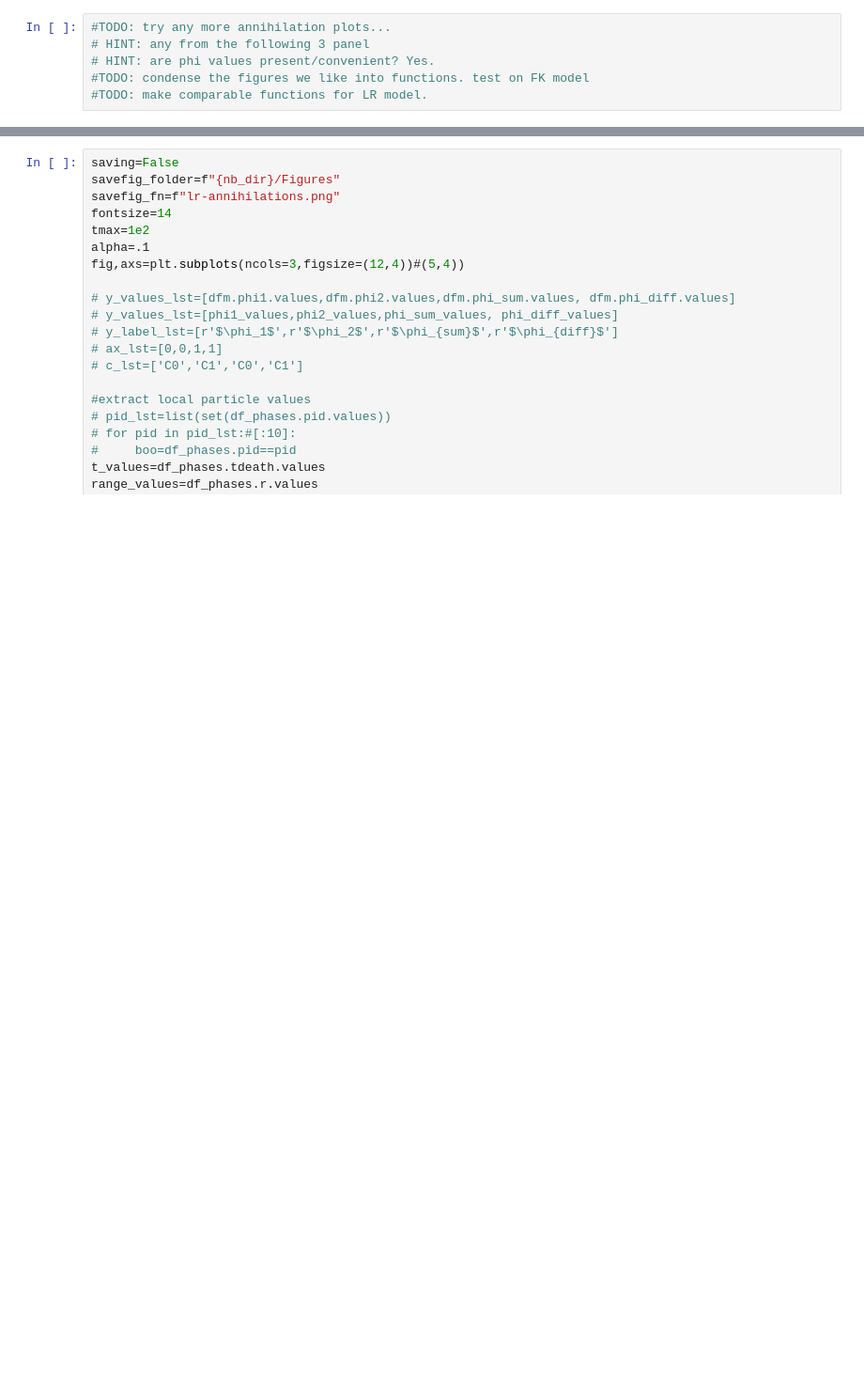
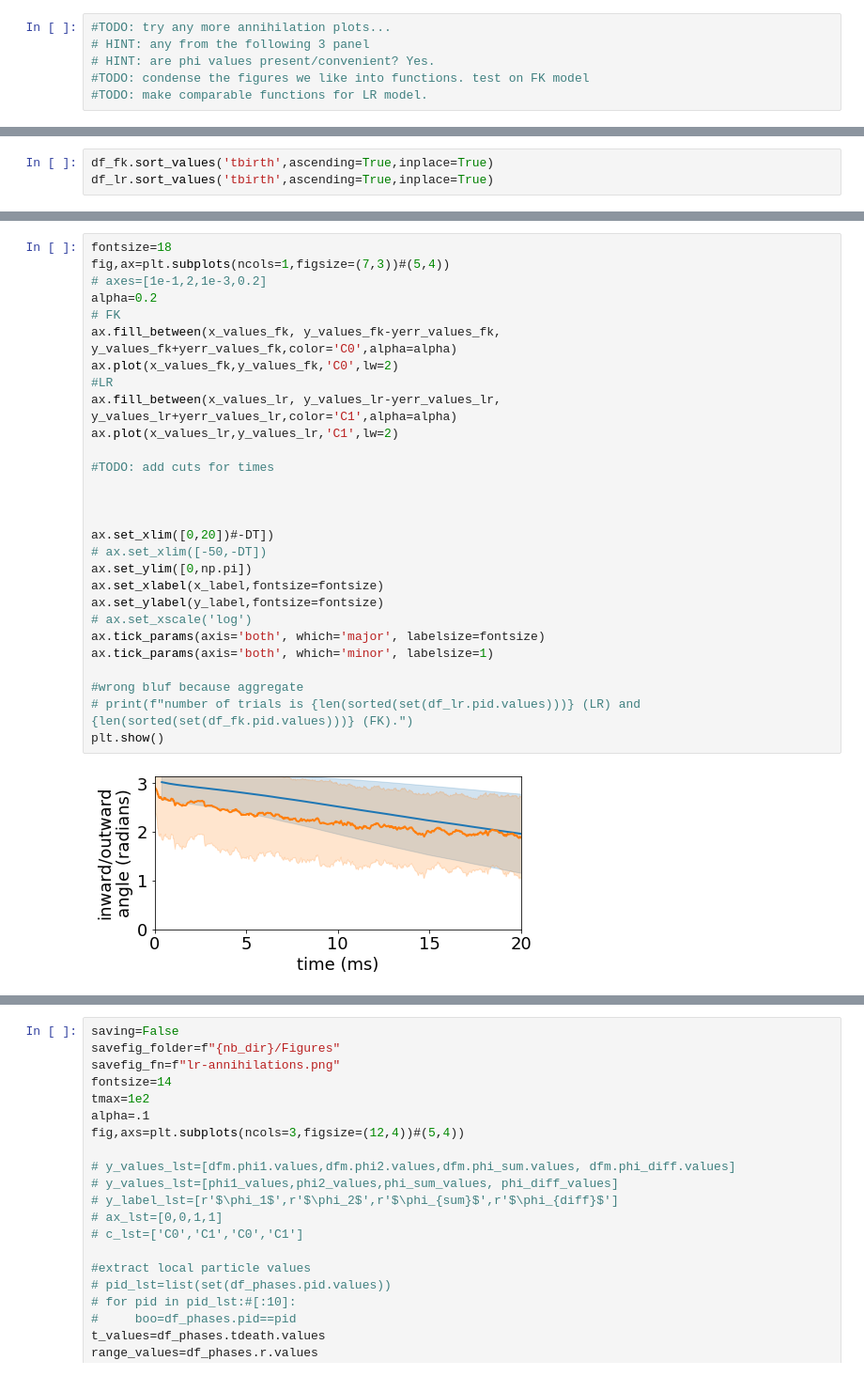
Before and after one commit to timtyree/care, a Jupyter notebook: notebooks/Measuring Average Forces between Spiral Tips.ipynb, the cells around one changed output, grey strips where cells are left out. Shown: that part at 94% size. Cells and saved outputs as stored; diff of their text form; blank space fills up the shorter version.

```diff
--- a/notebooks/Measuring Average Forces between Spiral Tips.ipynb
+++ b/notebooks/Measuring Average Forces between Spiral Tips.ipynb
@@ -1262,0 +1311,3 @@ Rsquared=0.5521731445610751
+# %%
+df_fk.sort_values('tbirth',ascending=True,inplace=True)
+df_lr.sort_values('tbirth',ascending=True,inplace=True)
@@ -1262,0 +1349,30 @@ Rsquared=0.5521731445610751
+# %%
+fontsize=18
+fig,ax=plt.subplots(ncols=1,figsize=(7,3))#(5,4))
+# axes=[1e-1,2,1e-3,0.2]
+alpha=0.2
+# FK
+ax.fill_between(x_values_fk, y_values_fk-yerr_values_fk, y_values_fk+yerr_values_fk,color='C0',alpha=alpha)
+ax.plot(x_values_fk,y_values_fk,'C0',lw=2)
+#LR
+ax.fill_between(x_values_lr, y_values_lr-yerr_values_lr, y_values_lr+yerr_values_lr,color='C1',alpha=alpha)
+ax.plot(x_values_lr,y_values_lr,'C1',lw=2)
+
+#TODO: add cuts for times
+
+
+
+ax.set_xlim([0,20])#-DT])
+# ax.set_xlim([-50,-DT])
+ax.set_ylim([0,np.pi])
+ax.set_xlabel(x_label,fontsize=fontsize)
+ax.set_ylabel(y_label,fontsize=fontsize)
+# ax.set_xscale('log')
+ax.tick_params(axis='both', which='major', labelsize=fontsize)
+ax.tick_params(axis='both', which='minor', labelsize=1)
+
+#wrong bluf because aggregate
+# print(f"number of trials is {len(sorted(set(df_lr.pid.values)))} (LR) and {len(sorted(set(df_fk.pid.values)))} (FK).")
+plt.show()
+# %% [output]
+[figure, added]
```
Also changed, not shown: parts of 23 cells of this notebook, 1 other file.
